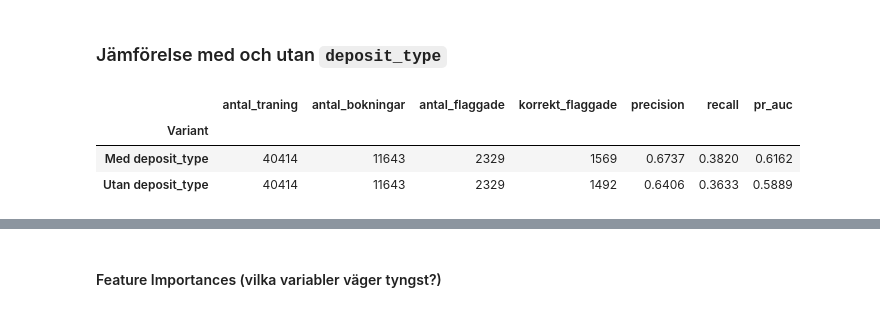
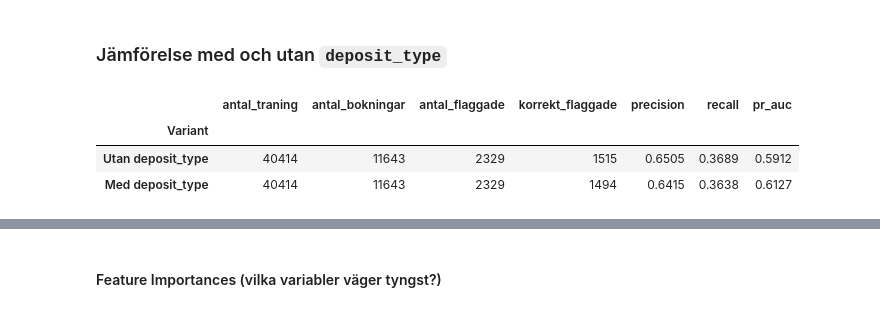
Before and after one commit to Shara-Hysen/data-science-group-project, a Jupyter notebook: notebooks/05_random_forest.ipynb, the cells around one changed output, grey strips where cells are left out. Saved outputs shown, nothing was run; the diff lists cells and outputs as text; code cells hidden in the pictures.

```diff
--- a/notebooks/05_random_forest.ipynb
+++ b/notebooks/05_random_forest.ipynb
@@ -58,11 +58,11 @@ Valideringsdata (val): (11643, 34)
 # %%
 # 1. Separera X och y för träning och validering
-X_train_full, y_train = split_features_target(train, include_deposit_type=True)
-X_val_full, y_val = split_features_target(val, include_deposit_type=True)
+X_train_full, y_train = split_features_target(train, include_deposit_type=False)
+X_val_full, y_val = split_features_target(val, include_deposit_type=False)
 
 # 2. Skapa preprocessor och transformera
 # Vi kör fit_transform på träning och bara transform på validering för att undvika dataläckage
-preprocessor_full = build_preprocessor(include_deposit_type=True)
+preprocessor_full = build_preprocessor(include_deposit_type=False)
 X_train_full_p = preprocessor_full.fit_transform(X_train_full)
 X_val_full_p = preprocessor_full.transform(X_val_full)
 
@@ -318,13 +330,13 @@ Skillnaderna visar att modellernas resultat varierar mellan grupperna. Jämföre
 # %%
-# 1. Separera X och y utan deposit_type
-X_train_no_dep, y_train = split_features_target(train, include_deposit_type=False)
-X_val_no_dep, y_val = split_features_target(val, include_deposit_type=False)
+# 1. Separera X och y med deposit_type
+X_train_dep, y_train = split_features_target(train, include_deposit_type=True)
+X_val_dep, y_val = split_features_target(val, include_deposit_type=True)
 
-# 2. Skapa ny preprocessor utan deposit_type och transformera
-preprocessor_no_dep = build_preprocessor(include_deposit_type=False)
-X_train_no_dep_p = preprocessor_no_dep.fit_transform(X_train_no_dep)
-X_val_no_dep_p = preprocessor_no_dep.transform(X_val_no_dep)
+# 2. Skapa ny preprocessor med deposit_type och transformera
+preprocessor_dep = build_preprocessor(include_deposit_type=True)
+X_train_dep_p = preprocessor_dep.fit_transform(X_train_dep)
+X_val_dep_p = preprocessor_dep.transform(X_val_dep)
 
-print("Jämförelsemodell - Train:", X_train_no_dep_p.shape)
-print("Jämförelsemodell - Val:", X_val_no_dep_p.shape)
+print("Jämförelsemodell - Train:", X_train_dep_p.shape)
+print("Jämförelsemodell - Val:", X_val_dep_p.shape)
 # %% [output]
@@ -334,8 +346,8 @@ Jämförelsemodell - Val: (11643, 118)
 ### Träna jämförelsemodellen och prediktera sannolikheter
 # %%
 # Träna modellen utan deposit_type
-rf_no_dep = train_random_forest(
-    X_train_no_dep_p,
+rf_dep = train_random_forest(
+    X_train_dep_p,
     y_train,
     n_estimators=100,
     max_depth=15,
@@ -344,6 +356,6 @@ rf_no_dep = train_random_forest(
 )
 
 # Beräkna sannolikheter på valideringsdatan
-probas_no_dep = predict_probabilities(rf_no_dep, X_val_no_dep_p)
-print("Första 10 sannolikheterna (utan deposit_type):", probas_no_dep[:10])
+probas_dep = predict_probabilities(rf_dep, X_val_dep_p)
+print("Första 10 sannolikheterna (utan deposit_type):", probas_dep[:10])
 # %% [output]
@@ -353,9 +365,9 @@ Första 10 sannolikheterna (utan deposit_type): [0.11759436 0.11662249 0.1201380
 ### Utvärdera top 20 % och logga jämförelsemodellen
 # %%
 # 1. Beräkna mätvärden för Top 20 %
-metrics_no_dep = evaluate_top_share(y_val, probas_no_dep, share=0.20)
+metrics_dep = evaluate_top_share(y_val, probas_dep, share=0.20)
 
-print("Top 20 %-resultat (utan deposit_type):")
-for k, v in metrics_no_dep.items():
+print("Top 20 %-resultat (med deposit_type):")
+for k, v in metrics_dep.items():
     print(f"  {k}: {v}")
 # %% [output]
@@ -392,14 +404,14 @@ WindowsPath('outputs/figures/rf_val_deposit_comparison_roc.png')
 ### Jämförelse med och utan `deposit_type`
 # %%
 summary = pd.DataFrame([
-    {"Variant": "Med deposit_type", **metrics_full},
-    {"Variant": "Utan deposit_type", **metrics_no_dep},
+    {"Variant": "Utan deposit_type", **metrics_full},
+    {"Variant": "Med deposit_type", **metrics_dep},
 ]).set_index("Variant")[["antal_bokningar", "antal_flaggade", "korrekt_flaggade",
                          "precision", "recall", "pr_auc"]]
 summary.insert(0, "antal_traning", len(y_train))
 display(summary.round(4))
 # %% [output]
 |  | antal_traning | antal_bokningar | antal_flaggade | korrekt_flaggade | precision | recall | pr_auc |
 | Variant |  |  |  |  |  |  |  |
-| Med deposit_type | 40414 | 11643 | 2329 | 1569 | 0.6737 | 0.3820 | 0.6162 |
-| Utan deposit_type | 40414 | 11643 | 2329 | 1492 | 0.6406 | 0.3633 | 0.5889 |
+| Utan deposit_type | 40414 | 11643 | 2329 | 1515 | 0.6505 | 0.3689 | 0.5912 |
+| Med deposit_type | 40414 | 11643 | 2329 | 1494 | 0.6415 | 0.3638 | 0.6127 |
```
Also changed, not shown: parts of 27 cells of this notebook, 2 other files.
